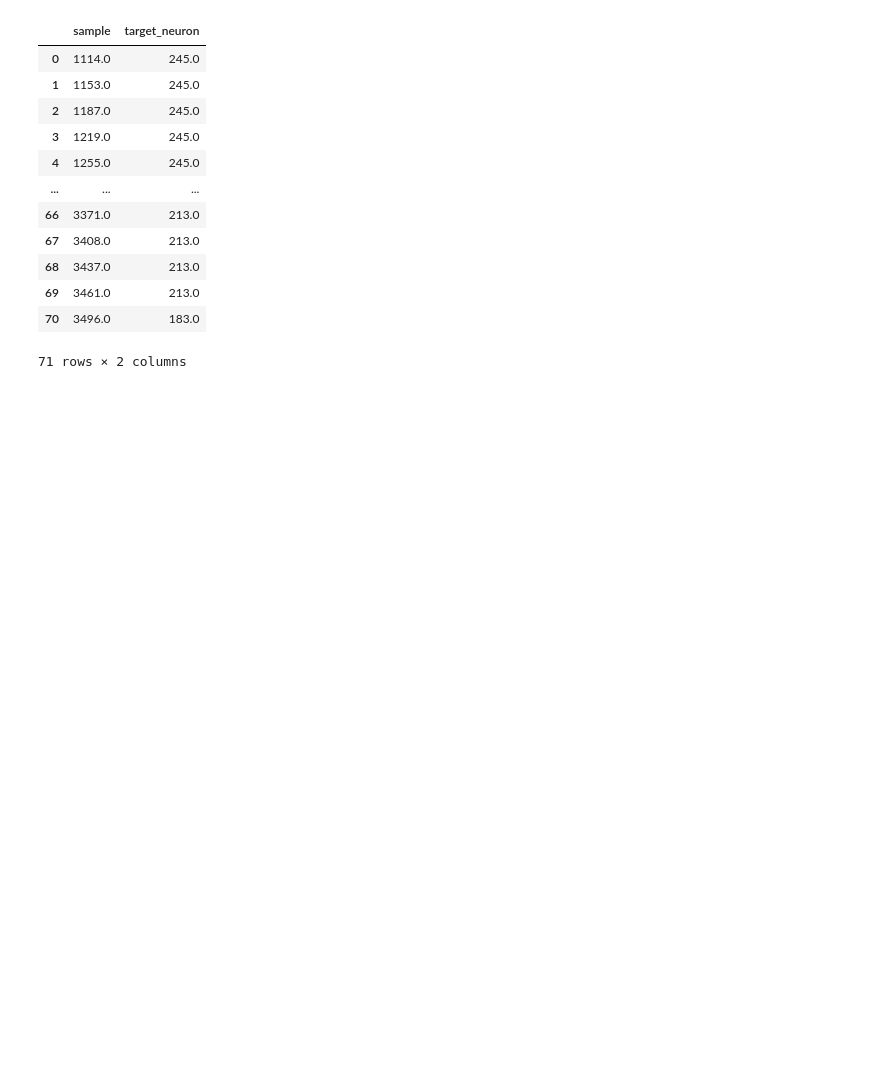
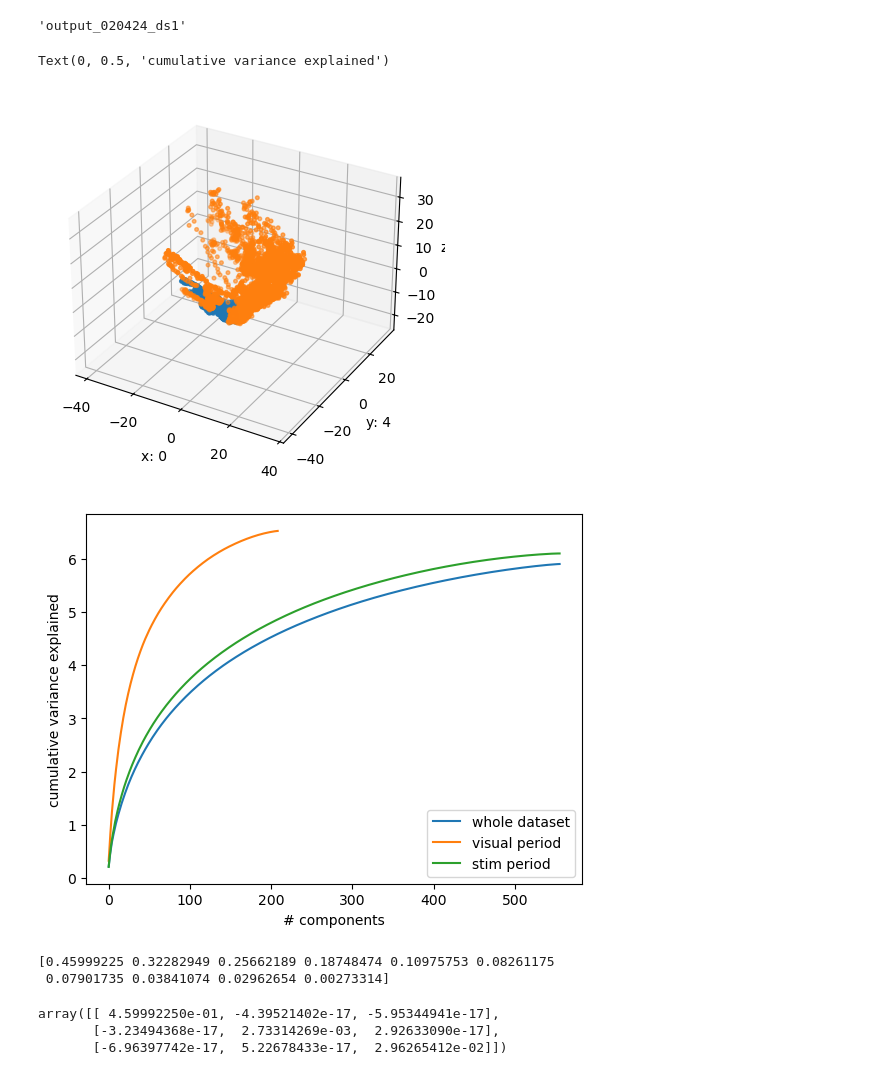
Before and after one commit to draeloslab/AdaptiveLatents, a Jupyter notebook: workspace/nauman24u_scratch.ipynb, the cells around one changed output. Drawn from its saved outputs; the diff is of its cells as text; code cells hidden in the pictures; blank space fills up the shorter version.

```diff
--- a/workspace/nauman24u_scratch.ipynb
+++ b/workspace/nauman24u_scratch.ipynb
@@ -52,16 +140,4 @@ plt.plot(d.stimulations['sample'], '.')
 # %%
-d.stimulations
+d.sub_dataset
 # %% [output]
-|  | sample | target_neuron |
-| 0 | 1114.0 | 245.0 |
-| 1 | 1153.0 | 245.0 |
-| 2 | 1187.0 | 245.0 |
-| 3 | 1219.0 | 245.0 |
-| 4 | 1255.0 | 245.0 |
-| ... | ... | ... |
-| 66 | 3371.0 | 213.0 |
-| 67 | 3408.0 | 213.0 |
-| 68 | 3437.0 | 213.0 |
-| 69 | 3461.0 | 213.0 |
-| 70 | 3496.0 | 183.0 |
-71 rows × 2 columns
+'output_020424_ds1'
@@ -67,0 +191,56 @@ d.stimulations
+# %%
+%matplotlib qt
+fig = plt.figure()
+ax = fig.add_subplot(projection='3d')
+
+axis_0, axis_1, axis_2 = next(combinations)
+
+
+s = t < d.opto_stimulations['sample'].min()
+ax.scatter(output[s,axis_0], output[s,axis_1], output[s,axis_2], s=7)
+ax.scatter(output[~s,axis_0], output[~s,axis_1], output[~s,axis_2], s=7)
+
+ax.set_xlabel(f'x: {axis_0}')
+ax.set_ylabel(f'y: {axis_1}')
+ax.set_zlabel(f'z: {axis_2}')
+ax.axis('equal');
+# %%
+def pca(x):
+    u, s, vh = np.linalg.svd(x - x.mean(axis=0), full_matrices=False)
+    s = s/x.shape[0]
+    s_slice = s > 1e-10
+    return u[:, s_slice], s[s_slice], vh.T[:, s_slice]
+
+first_part_slice = d.neural_data.t < d.opto_stimulations['sample'].min()
+
+a = np.squeeze(d.neural_data.a)
+u0, s0, v0 = pca(a)
+u1, s1, v1 = pca(a[first_part_slice])
+u2, s2, v2 = pca(a[~first_part_slice])
+# %%
+%matplotlib inline
+fig, ax = plt.subplots()
+ax.plot(np.cumsum(s0), label='whole dataset')
+ax.plot(np.cumsum(s1), label='visual period')
+ax.plot(np.cumsum(s2), label='stim period')
+ax.legend()
+ax.set_xlabel("# components")
+ax.set_ylabel("cumulative variance explained")
+# %% [output]
+Text(0, 0.5, 'cumulative variance explained')
+[figure, added]
+[figure, added]
+# %%
+u, s, vh = np.linalg.svd(v1[:,:10].T @ v2[:,:10])
+print(s)
+
+i = [0, -1,-2]
+recombined_1 = v1[:,:10] @ u[:,i]
+recombined_2 = v2[:,:10] @ vh[i].T
+(recombined_1).T @ (recombined_2)
+# %% [output]
+[0.45999225 0.32282949 0.25662189 0.18748474 0.10975753 0.08261175
+ 0.07901735 0.03841074 0.02962654 0.00273314]
+array([[ 4.59992250e-01, -4.39521402e-17, -5.95344941e-17],
+       [-3.23494368e-17,  2.73314269e-03,  2.92633090e-17],
+       [-6.96397742e-17,  5.22678433e-17,  2.96265412e-02]])
```
Also changed, not shown: parts of 24 cells of this notebook, 13 other files.
